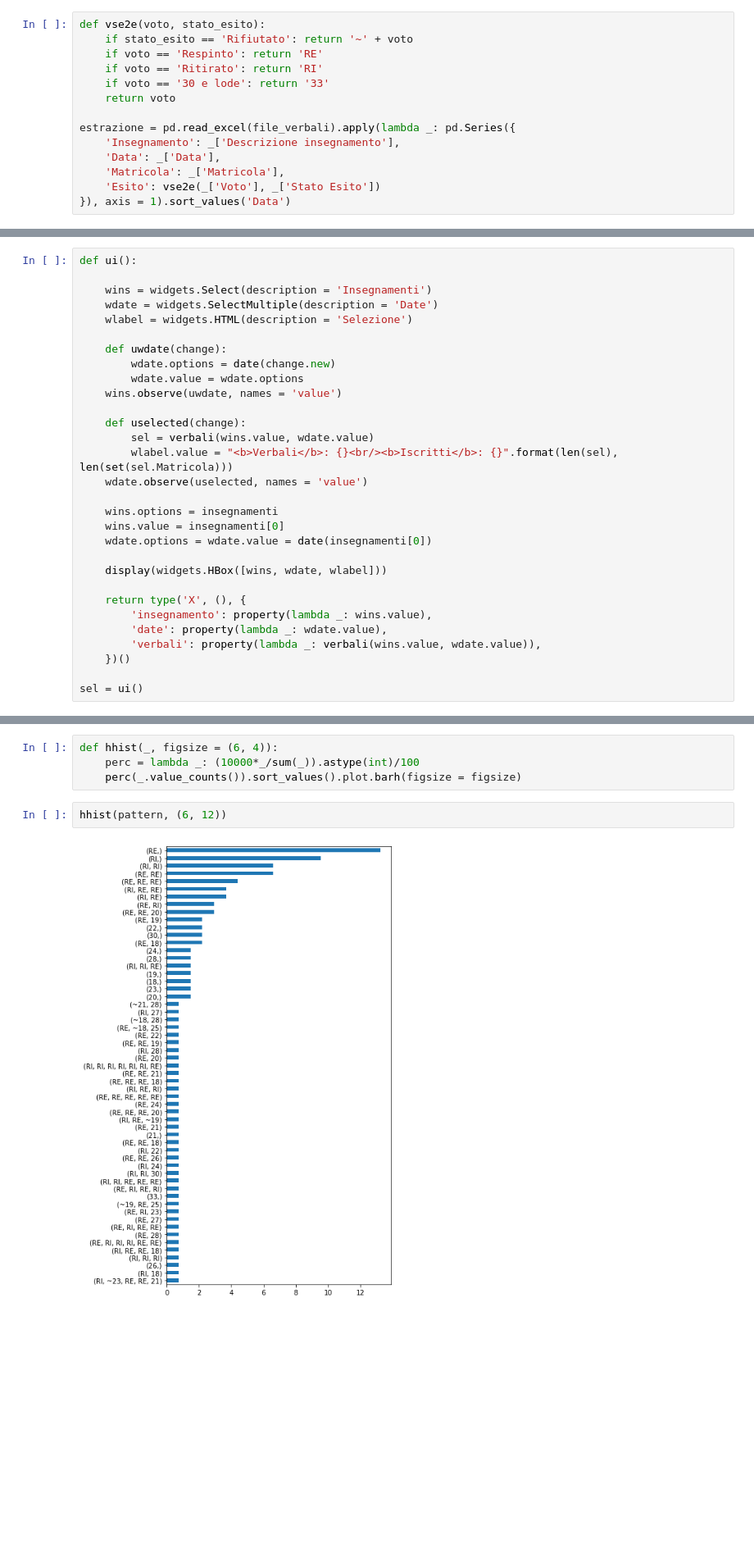
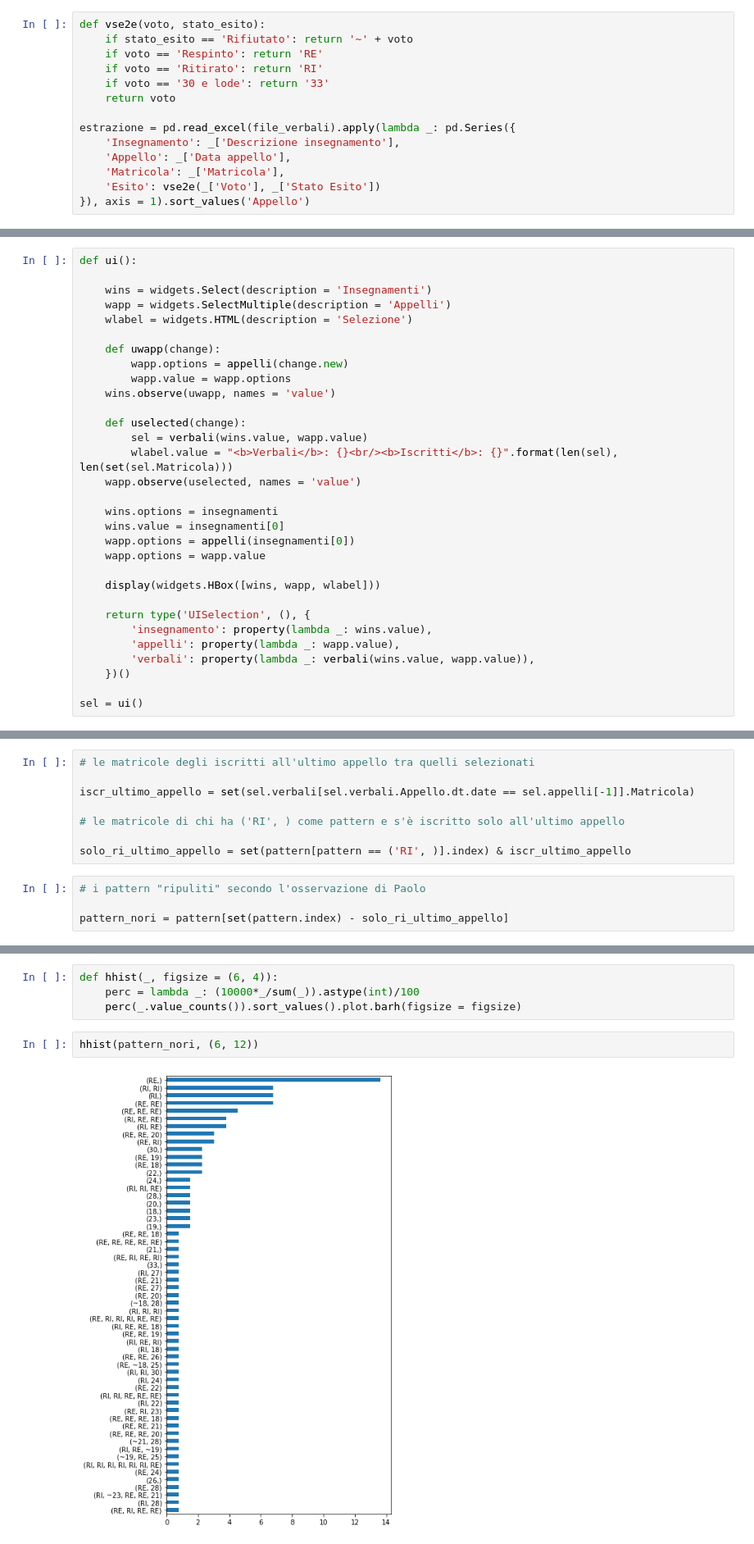
Before and after one commit to mapio/analisi-verbalizzazioni-unimi, a Jupyter notebook: Analisi Verbalizazioni.ipynb, the cells around one changed output, grey strips where cells are left out. Shown at 82% size. Saved outputs shown, nothing was run; the diff lists cells and outputs as text; blank space fills up the shorter version.

Commit message:
Cleanup and Paolo hint on patterns

```diff
--- a/Analisi Verbalizazioni.ipynb
+++ b/Analisi Verbalizazioni.ipynb
@@ -32,10 +32,10 @@ def vse2e(voto, stato_esito):
 
 estrazione = pd.read_excel(file_verbali).apply(lambda _: pd.Series({
     'Insegnamento': _['Descrizione insegnamento'],
-    'Data': _['Data'],
+    'Appello': _['Data appello'],
     'Matricola': _['Matricola'],
     'Esito': vse2e(_['Voto'], _['Stato Esito'])
-}), axis = 1).sort_values('Data')
+}), axis = 1).sort_values('Appello')
 # %%
 # vengono riportate alcune linee a scopo di esempio
 
@@ -72,29 +72,30 @@ La parte a destra dei widget riporata il numero totale di verbali selezionai ed
 def ui():
 
     wins = widgets.Select(description = 'Insegnamenti')
-    wdate = widgets.SelectMultiple(description = 'Date')
+    wapp = widgets.SelectMultiple(description = 'Appelli')
     wlabel = widgets.HTML(description = 'Selezione')
 
-    def uwdate(change):
-        wdate.options = date(change.new)
-        wdate.value = wdate.options
-    wins.observe(uwdate, names = 'value')
+    def uwapp(change):
+        wapp.options = appelli(change.new)
+        wapp.value = wapp.options
+    wins.observe(uwapp, names = 'value')
 
     def uselected(change):
-        sel = verbali(wins.value, wdate.value)
+        sel = verbali(wins.value, wapp.value)
         wlabel.value = "<b>Verbali</b>: {}<br/><b>Iscritti</b>: {}".format(len(sel), len(set(sel.Matricola)))
-    wdate.observe(uselected, names = 'value')
+    wapp.observe(uselected, names = 'value')
 
     wins.options = insegnamenti
     wins.value = insegnamenti[0]
-    wdate.options = wdate.value = date(insegnamenti[0])
+    wapp.options = appelli(insegnamenti[0])
+    wapp.options = wapp.value
 
-    display(widgets.HBox([wins, wdate, wlabel]))
+    display(widgets.HBox([wins, wapp, wlabel]))
 
-    return type('X', (), {
+    return type('UISelection', (), {
         'insegnamento': property(lambda _: wins.value),
-        'date': property(lambda _: wdate.value),
-        'verbali': property(lambda _: verbali(wins.value, wdate.value)),
+        'appelli': property(lambda _: wapp.value),
+        'verbali': property(lambda _: verbali(wins.value, wapp.value)),
     })()
 
 sel = ui()
@@ -189,0 +197,12 @@ hist(pattern.apply(len))
+# %%
+# le matricole degli iscritti all'ultimo appello tra quelli selezionati
+
+iscr_ultimo_appello = set(sel.verbali[sel.verbali.Appello.dt.date == sel.appelli[-1]].Matricola)
+
+# le matricole di chi ha ('RI', ) come pattern e s'è iscritto solo all'ultimo appello
+
+solo_ri_ultimo_appello = set(pattern[pattern == ('RI', )].index) & iscr_ultimo_appello
+# %%
+# i pattern "ripuliti" secondo l'osservazione di Paolo
+
+pattern_nori = pattern[set(pattern.index) - solo_ri_ultimo_appello]
@@ -240,7 +285,7 @@ def hhist(_, figsize = (6, 4)):
     perc = lambda _: (10000*_/sum(_)).astype(int)/100
     perc(_.value_counts()).sort_values().plot.barh(figsize = figsize)
 # %%
-hhist(pattern, (6, 12))
+hhist(pattern_nori, (6, 12))
 # %% [output]
-[figure, old version]
+[figure, new version]
 # %%
```
Also changed, not shown: parts of 25 cells of this notebook.
